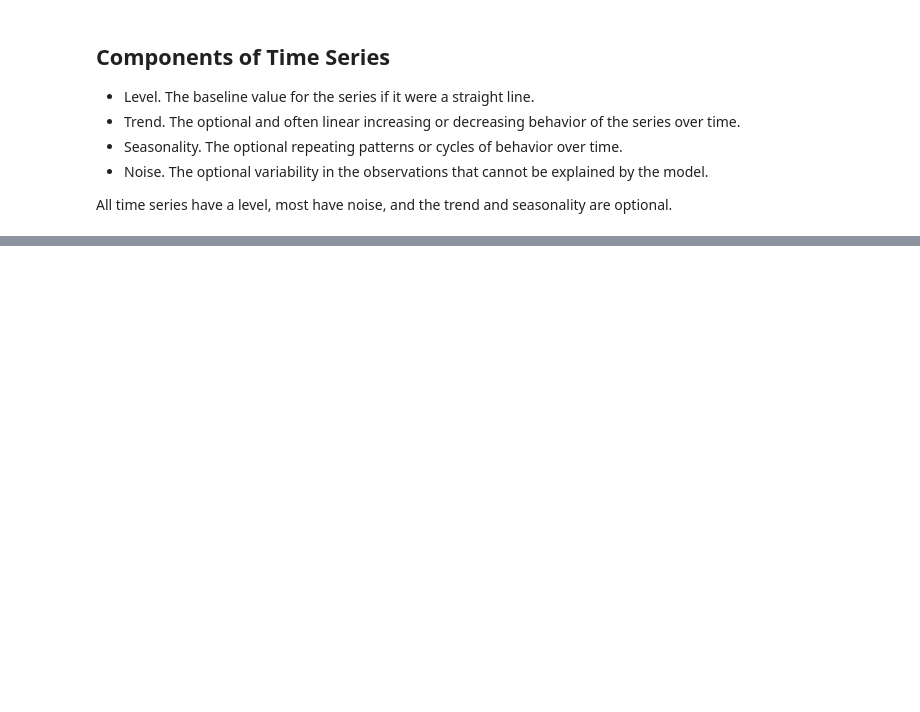
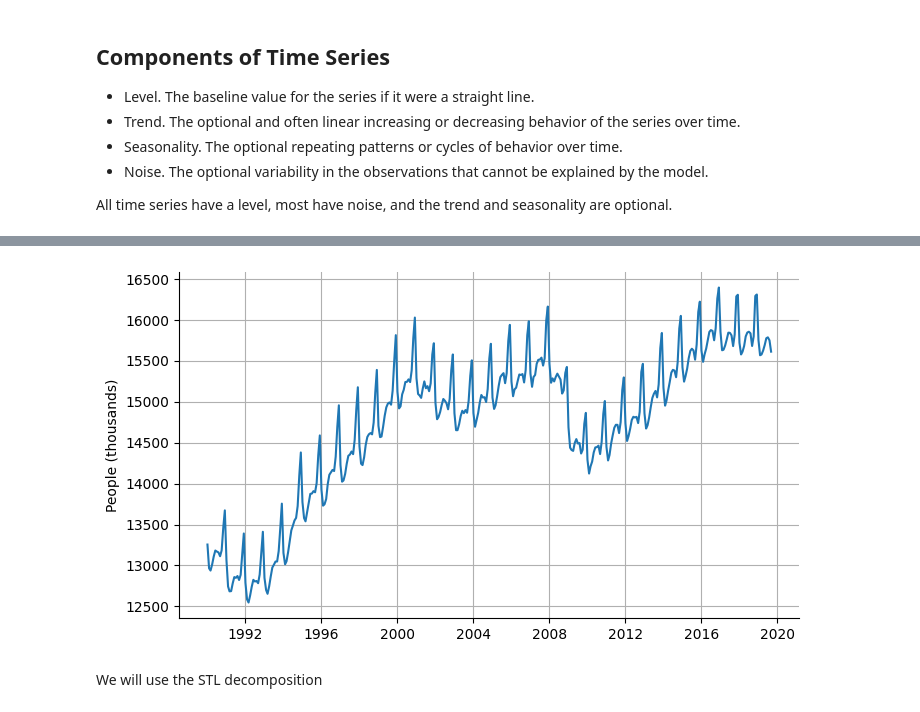
Before and after one commit to gabrielalusofona/cda, a Jupyter notebook: lectures/06-Time Series.ipynb, the cells around one changed output, grey strips where cells are left out. Drawn from its saved outputs; the diff is of its cells as text; code cells hidden in the pictures; blank space fills up the shorter version.

```diff
--- a/lectures/06-Time Series.ipynb
+++ b/lectures/06-Time Series.ipynb
@@ -379,3 +435,5 @@ $$y_{t} = S_{t} \times T_{t} \times R_t$$
 * Noise. The optional variability in the observations that cannot be explained by the model.
 
 All time series have a level, most have noise, and the trend and seasonality are optional.
+# %%
+d = pd.read_csv("data/us_employment.csv")
@@ -381,0 +456,10 @@ All time series have a level, most have noise, and the trend and seasonality are
+# %%
+us_retail_employment = (
+    d
+    .assign(date=pd.to_datetime(d.Month, format = '%Y %b'))
+    .pipe(compute, lambda x: dict(year=x.date.dt.year))
+    .query("year >= 1990 and Title == 'Retail Trade'")
+    .set_index('date')
+    .drop(columns='year Series_ID'.split())
+)
+us_retail_employment.head(3)
@@ -381,0 +472,10 @@ All time series have a level, most have noise, and the trend and seasonality are
+# %%
+fig, ax = plt.subplots()
+
+ax.plot(us_retail_employment.Employed)
+ax.set(ylabel="People (thousands)")
+ax.grid()
+# %% [output]
+[figure, added]
+# %% [markdown]
+We will use the STL decomposition
```
Also changed, not shown: parts of 20 cells of this notebook, 3 other files.
